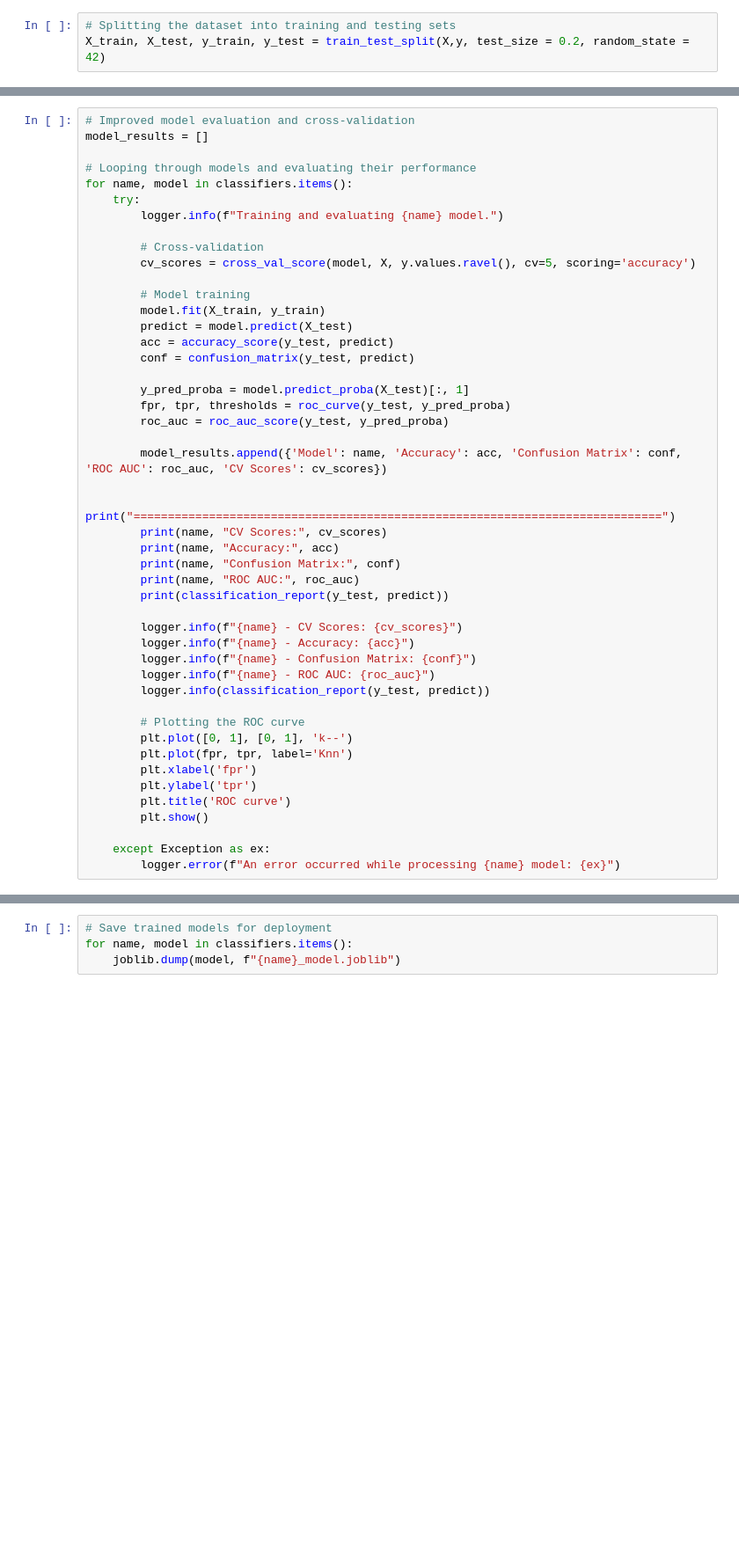
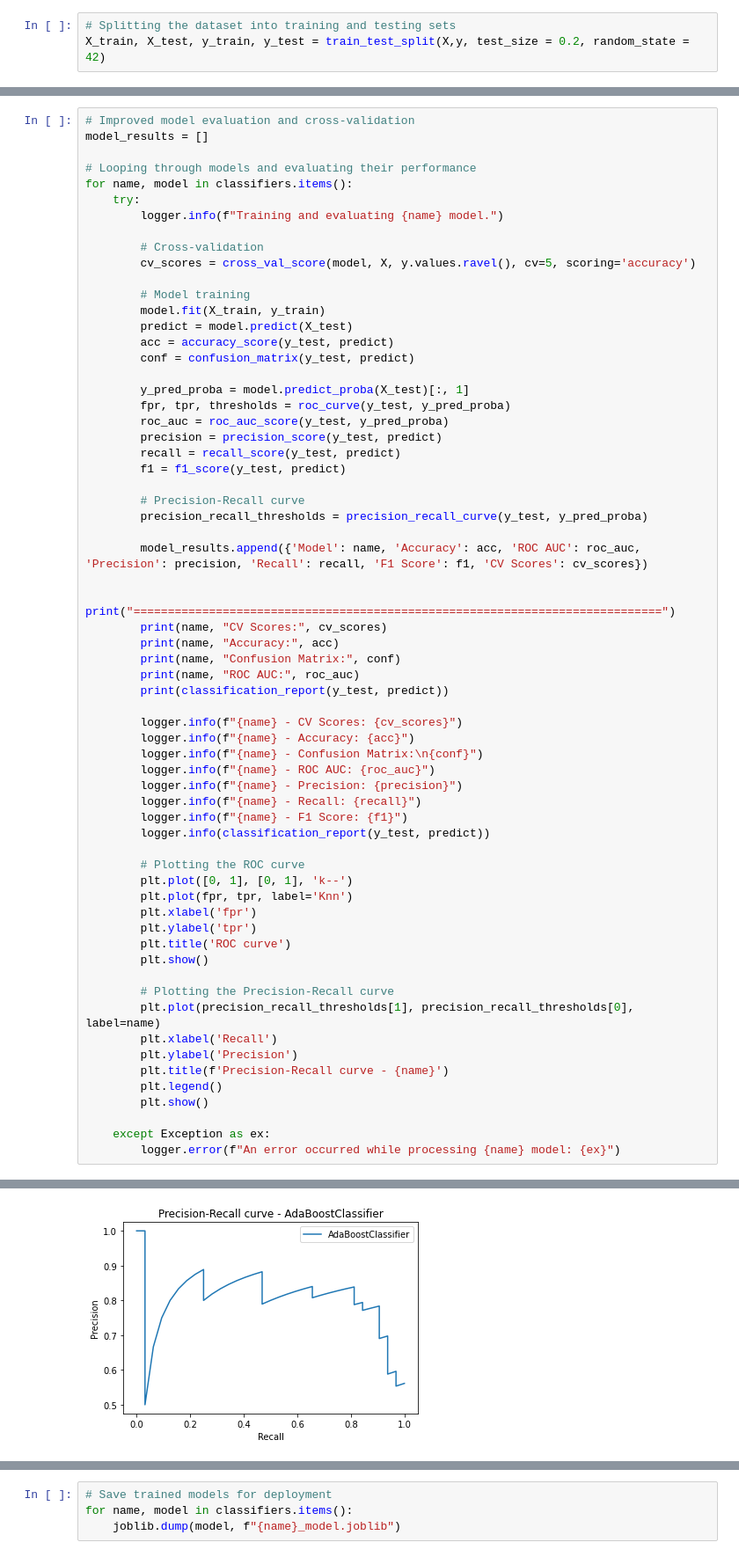
Before and after one commit to pparkitn/kaggle, a Jupyter notebook: classification.ipynb, the cells around one changed output, grey strips where cells are left out. Shown: that part at 88% size. Saved outputs shown, nothing was run; the diff lists cells and outputs as text; blank space fills up the shorter version.

```diff
--- a/classification.ipynb
+++ b/classification.ipynb
@@ -143,8 +157,14 @@ for name, model in classifiers.items():
         y_pred_proba = model.predict_proba(X_test)[:, 1]
         fpr, tpr, thresholds = roc_curve(y_test, y_pred_proba)
         roc_auc = roc_auc_score(y_test, y_pred_proba)
+        precision = precision_score(y_test, predict)
+        recall = recall_score(y_test, predict)
+        f1 = f1_score(y_test, predict)
 
-        model_results.append({'Model': name, 'Accuracy': acc, 'Confusion Matrix': conf, 'ROC AUC': roc_auc, 'CV Scores': cv_scores})
+        # Precision-Recall curve
+        precision_recall_thresholds = precision_recall_curve(y_test, y_pred_proba)
+
+        model_results.append({'Model': name, 'Accuracy': acc, 'ROC AUC': roc_auc, 'Precision': precision, 'Recall': recall, 'F1 Score': f1, 'CV Scores': cv_scores})
 
         print("=============================================================================")
         print(name, "CV Scores:", cv_scores)
@@ -155,36 +175,48 @@ for name, model in classifiers.items():
 
         logger.info(f"{name} - CV Scores: {cv_scores}")
         logger.info(f"{name} - Accuracy: {acc}")
-        logger.info(f"{name} - Confusion Matrix: {conf}")
+        logger.info(f"{name} - Confusion Matrix:\n{conf}")
         logger.info(f"{name} - ROC AUC: {roc_auc}")
+        logger.info(f"{name} - Precision: {precision}")
+        logger.info(f"{name} - Recall: {recall}")
+        logger.info(f"{name} - F1 Score: {f1}")
         logger.info(classification_report(y_test, predict))
 
         # Plotting the ROC curve
         plt.plot([0, 1], [0, 1], 'k--')
         plt.plot(fpr, tpr, label='Knn')
         plt.xlabel('fpr')
         plt.ylabel('tpr')
         plt.title('ROC curve')
         plt.show()
 
+        # Plotting the Precision-Recall curve
+        plt.plot(precision_recall_thresholds[1], precision_recall_thresholds[0], label=name)
+        plt.xlabel('Recall')
+        plt.ylabel('Precision')
+        plt.title(f'Precision-Recall curve - {name}')
+        plt.legend()
+        plt.show()
+
     except Exception as ex:
         logger.error(f"An error occurred while processing {name} model: {ex}")
 # %% [output]
 =============================================================================
 AdaBoostClassifier CV Scores: [0.90163934 0.86885246 0.70491803 0.75       0.75      ]
 AdaBoostClassifier Accuracy: 0.7540983606557377
 AdaBoostClassifier Confusion Matrix: [[24  5]
  [10 22]]
 AdaBoostClassifier ROC AUC: 0.8362068965517242
               precision    recall  f1-score   support
 
            0       0.71      0.83      0.76        29
            1       0.81      0.69      0.75        32
 
     accuracy                           0.75        61
    macro avg       0.76      0.76      0.75        61
 weighted avg       0.76      0.75      0.75        61
 [figure]
+[figure, new version]
 =============================================================================
 LogisticRegression CV Scores: [0.86885246 0.90163934 0.80327869 0.85       0.78333333]
 LogisticRegression Accuracy: 0.9016393442622951
```
Also changed, not shown: parts of 9 cells of this notebook.
